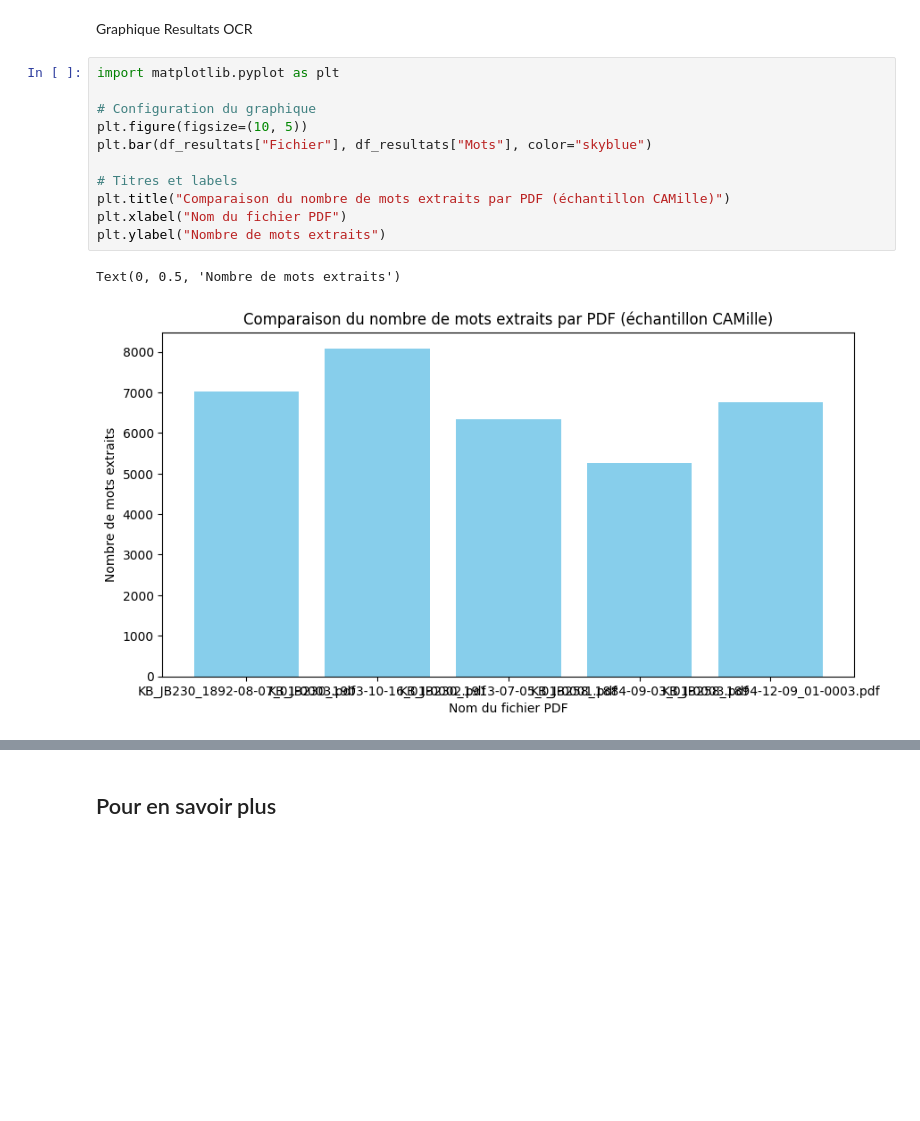
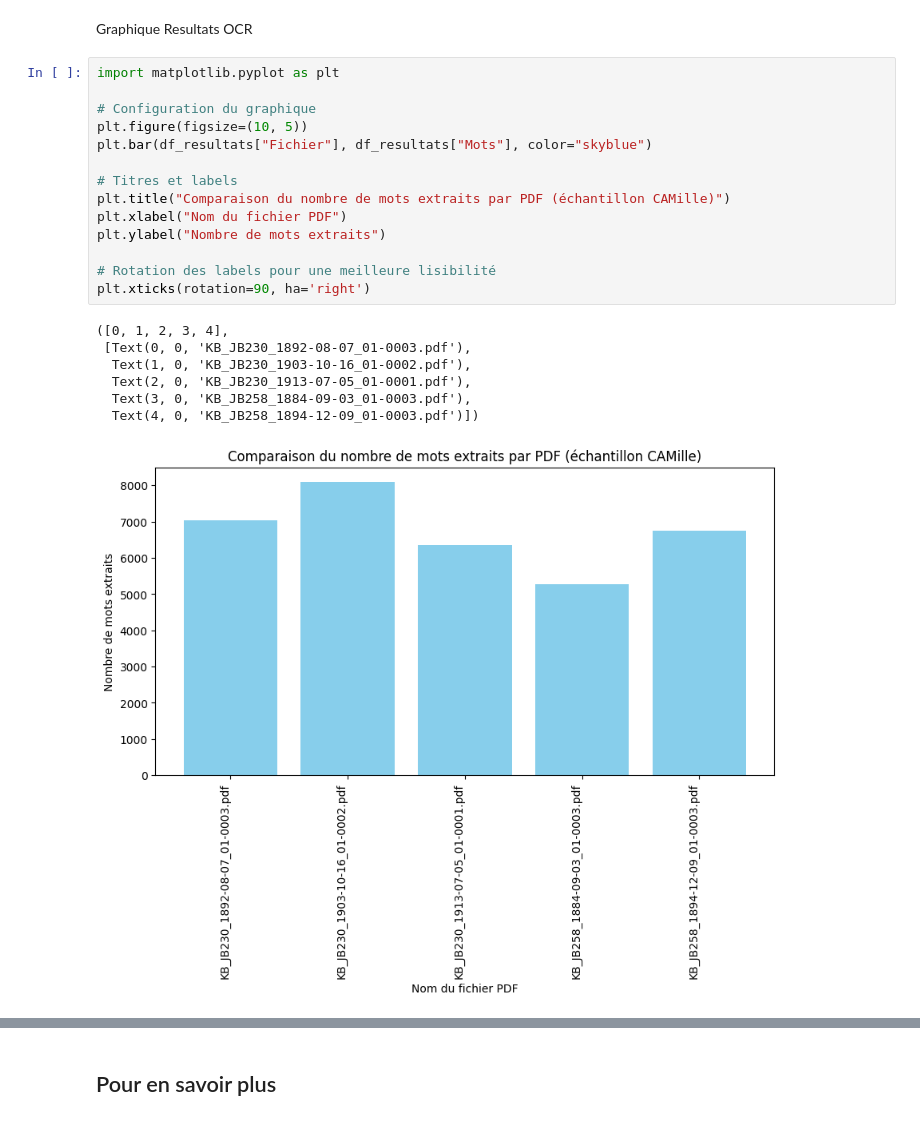
Before and after one commit to ArmelFopa/Projet_TAC_1, a Jupyter notebook: tps/tp1/s1_sql.ipynb, the cells around one changed output, grey strips where cells are left out. Cells and saved outputs as stored; diff of their text form; blank space fills up the shorter version.

```diff
--- a/tps/tp1/s1_sql.ipynb
+++ b/tps/tp1/s1_sql.ipynb
@@ -154,14 +154,22 @@ Graphique Resultats OCR
 # %%
 import matplotlib.pyplot as plt
 
 # Configuration du graphique
 plt.figure(figsize=(10, 5))
 plt.bar(df_resultats["Fichier"], df_resultats["Mots"], color="skyblue")
 
 # Titres et labels
 plt.title("Comparaison du nombre de mots extraits par PDF (échantillon CAMille)")
 plt.xlabel("Nom du fichier PDF")
 plt.ylabel("Nombre de mots extraits")
+
+# Rotation des labels pour une meilleure lisibilité
+plt.xticks(rotation=90, ha='right')
 # %% [output]
-Text(0, 0.5, 'Nombre de mots extraits')
+([0, 1, 2, 3, 4],
+ [Text(0, 0, 'KB_JB230_1892-08-07_01-0003.pdf'),
+  Text(1, 0, 'KB_JB230_1903-10-16_01-0002.pdf'),
+  Text(2, 0, 'KB_JB230_1913-07-05_01-0001.pdf'),
+  Text(3, 0, 'KB_JB258_1884-09-03_01-0003.pdf'),
+  Text(4, 0, 'KB_JB258_1894-12-09_01-0003.pdf')])
-[figure, old version]
+[figure, new version]
```
Also changed, not shown: parts of 3 cells of this notebook.
